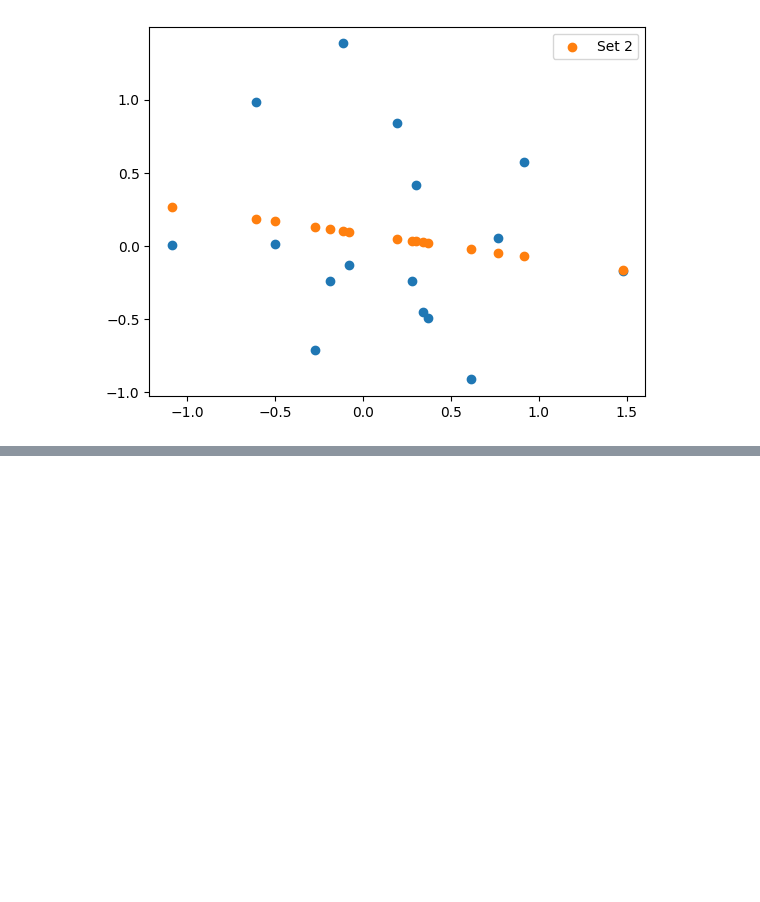
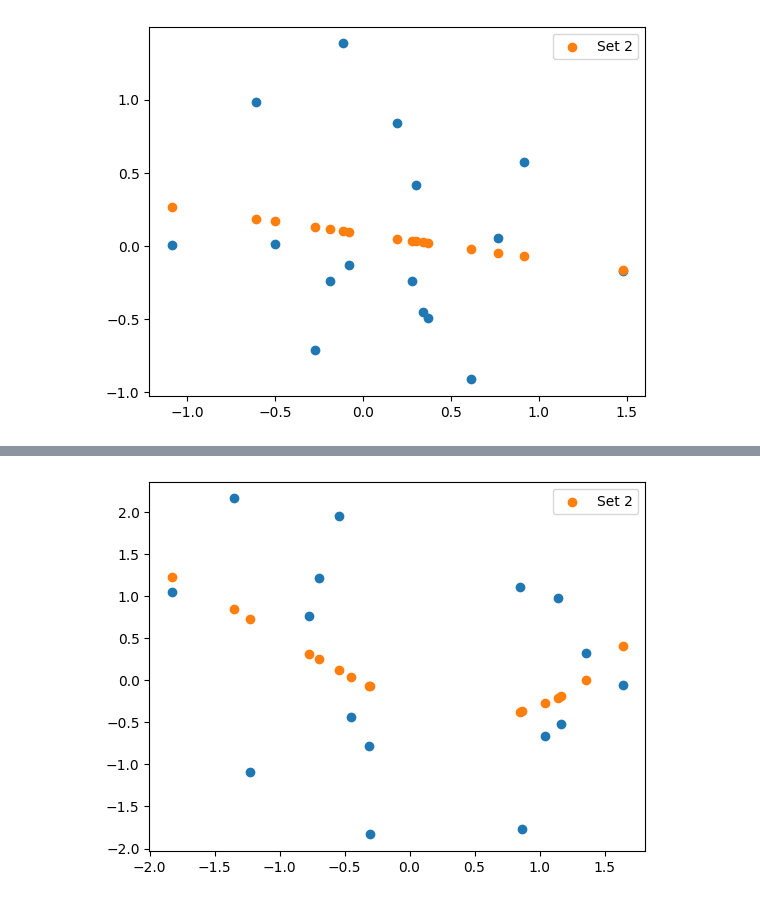
Before and after one commit to Trickshotblaster/nn-practices, a Jupyter notebook: PytorchRegression.ipynb, the cells around one changed output, grey strips where cells are left out. Cells and saved outputs as stored; diff of their text form; code cells hidden in the pictures; blank space fills up the shorter version.

```diff
--- a/PytorchRegression.ipynb
+++ b/PytorchRegression.ipynb
@@ -42,3 +42,31 @@ plt.legend()
 plt.show()
 # %% [output]
 [figure]
+# %%
+# cubic regression
+#linear regression
+num_points = 16
+xs = torch.randn(num_points)
+ys = torch.randn(num_points)
+# y = ax + b
+a = torch.randn(1)
+b = torch.randn(1)
+c = torch.randn(1)
+d = torch.randn(1)
+params = [a,b,c,d]
+for p in params:
+  p.requires_grad = True
+#training loop
+num_epochs = 1000
+lr = 0.05
+for epoch in range(num_epochs):
+  outs = ((a * xs)**3) + ((b*xs)**2) + (c*xs) + d
+  loss = ((ys - outs) ** 2).mean()
+  for p in params:
+    p.grad = None
+  loss.backward()
+  if epoch % 100 == 0:
+    print(loss.item())
+  for p in params:
+    p.data -= p.grad * lr
+print(loss)
@@ -44,0 +85,13 @@ plt.show()
+# %%
+with torch.no_grad():
+  ypred = ((a * xs)**3) + ((b*xs)**2) + (c*xs) + d
+  plt.scatter(xs, ys)
+  plt.scatter(xs, ypred, label="Set 2")
+
+# Add a legend
+plt.legend()
+
+# Show the plot
+plt.show()
+# %% [output]
+[figure, added]
```
Also changed, not shown: parts of 1 cell of this notebook.
